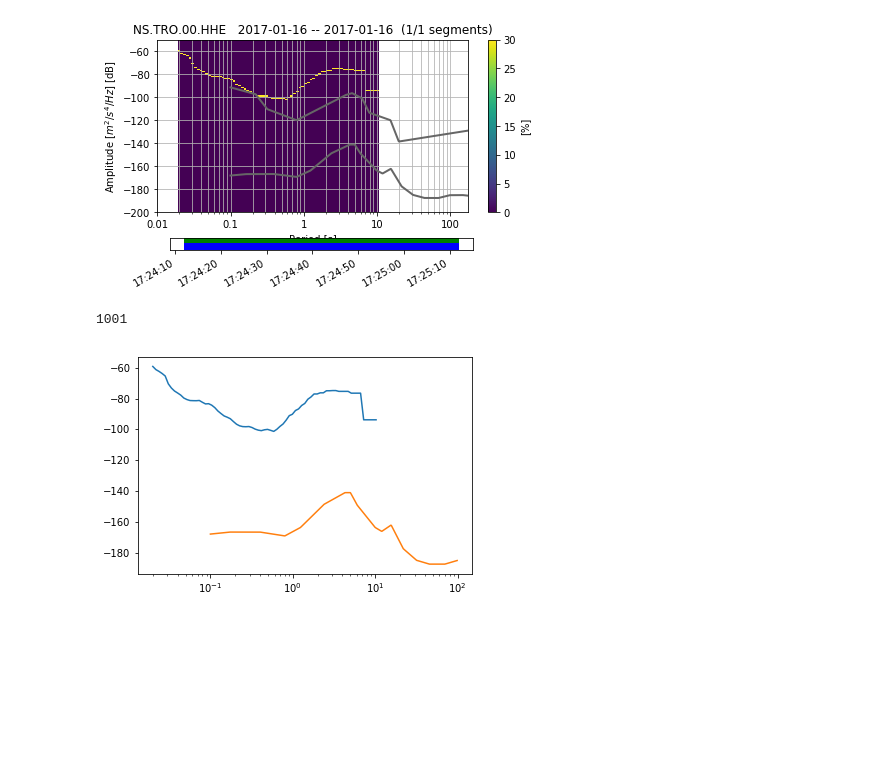
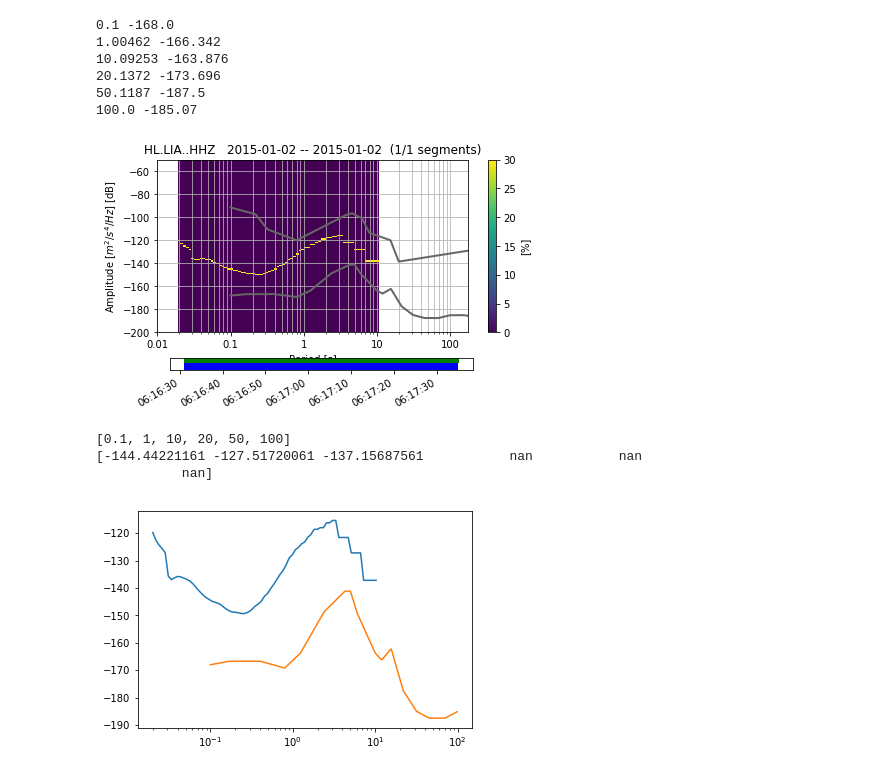
Before and after one commit to rizac/sod, a Jupyter notebook: sod/jupyter/PPSD.ipynb, the cells around one changed output. Cells and saved outputs as stored; diff of their text form; code cells hidden in the pictures; blank space fills up the shorter version.

```diff
--- a/sod/jupyter/PPSD.ipynb
+++ b/sod/jupyter/PPSD.ipynb
@@ -84,36 +14,91 @@ nf['bandpass_freq_max']
+# %%
+from obspy import read, UTCDateTime
+from obspy.io.xseed import Parser
+from obspy.signal import PPSD
+from obspy.signal.spectral_estimation import get_nlnm
+import math
+
+def psd(segment):
+    tr = segment.stream()[0]
+    dt = (segment.arrival_time - tr.stats.starttime.datetime).total_seconds()
+    tr = tr.slice(tr.stats.starttime, UTCDateTime(segment.arrival_time))
+    ppsd = PPSD(tr.stats, metadata=segment.inventory(), ppsd_length=int(dt))
+    ppsd.add(tr)
+    return ppsd
+
+
+def psd_values(segment, periods):
+    periods = np.asarray(periods)
+    ppsd_ = psd(segment)
+    val = np.interp(np.log10(periods), np.log10(ppsd_.period_bin_centers), ppsd_.psd_values[0])
+    val[periods < ppsd_.period_bin_centers[0]] = np.nan
+    val[periods > ppsd_.period_bin_centers[-1]] = np.nan
+    return val
+
+nlnm_x, nlnm_y = get_nlnm()
+nlnm_x, nlnm_y = nlnm_x[::-1], nlnm_y[::-1]
+
+def nlnm_values():
+    periods = [0.1, 1, 10, 20, 50, 100]
+    for p in periods:
+        for i, x in enumerate(nlnm_x):
+            if p == x:
+                print(x, nlnm_y[i])
+                break
+            elif (x > p):
+                idx = i if abs(p - x) < abs(p - nlnm_x[i+1]) else i+1
+                print(x, nlnm_y[idx])
+                break
+
+nlnm_values()
+# %% [output]
+0.1 -168.0
+1.00462 -166.342
+10.09253 -163.876
+20.1372 -173.696
+50.1187 -187.5
+100.0 -185.07
 # %%
 from obspy import Trace, Stream, UTCDateTime
 import numpy as np
 import matplotlib.pyplot as plt
 import matplotlib
 
 %matplotlib inline
 
 sess = get_session(dbpath_new)
 try:
     qry = sess.query(Segment).join(Segment.station).filter(Station.has_inventory &
                                                            Segment.has_data &
                                                            Segment.maxgap_numsamples.between(-0.5,0.5))
     segment = qry.limit(1).first()
 
     _ = psd(segment)
     _.plot()
+
     # print(_.period_bin_centers.shape, _.psd_values[0].shape)
     plt.semilogx(_.period_bin_centers, _.psd_values[0])
     trace, inv = segment.stream()[0], segment.inventory()
+
+    periods = [0.1, 1, 10, 20, 50, 100]
+    print(periods)
+    print(psd_values(segment, periods))
+
 finally:
     sess.close()
 
 p, s = get_nlnm()
-print(len(p))
+# print(p[::-1][:500])
 plt.semilogx(p[::-1][:500], s[::-1][:500])
 
 def printred(string):
     print("\x1b[31m%s\x1b[0m" % string)
 # %% [output]
-[figure, old version]
+[figure, new version]
-1001
+[0.1, 1, 10, 20, 50, 100]
+[-144.44221161 -127.51720061 -137.15687561           nan           nan
+           nan]
-[figure, old version]
+[figure, new version]
 # %%
 # all values above 1 period are considered "low freqs". Also consider that values close to 10 have more variability,
 # because the source (the physic process) is variable
```
Also changed, not shown: parts of 2 cells of this notebook, 22 other files.
